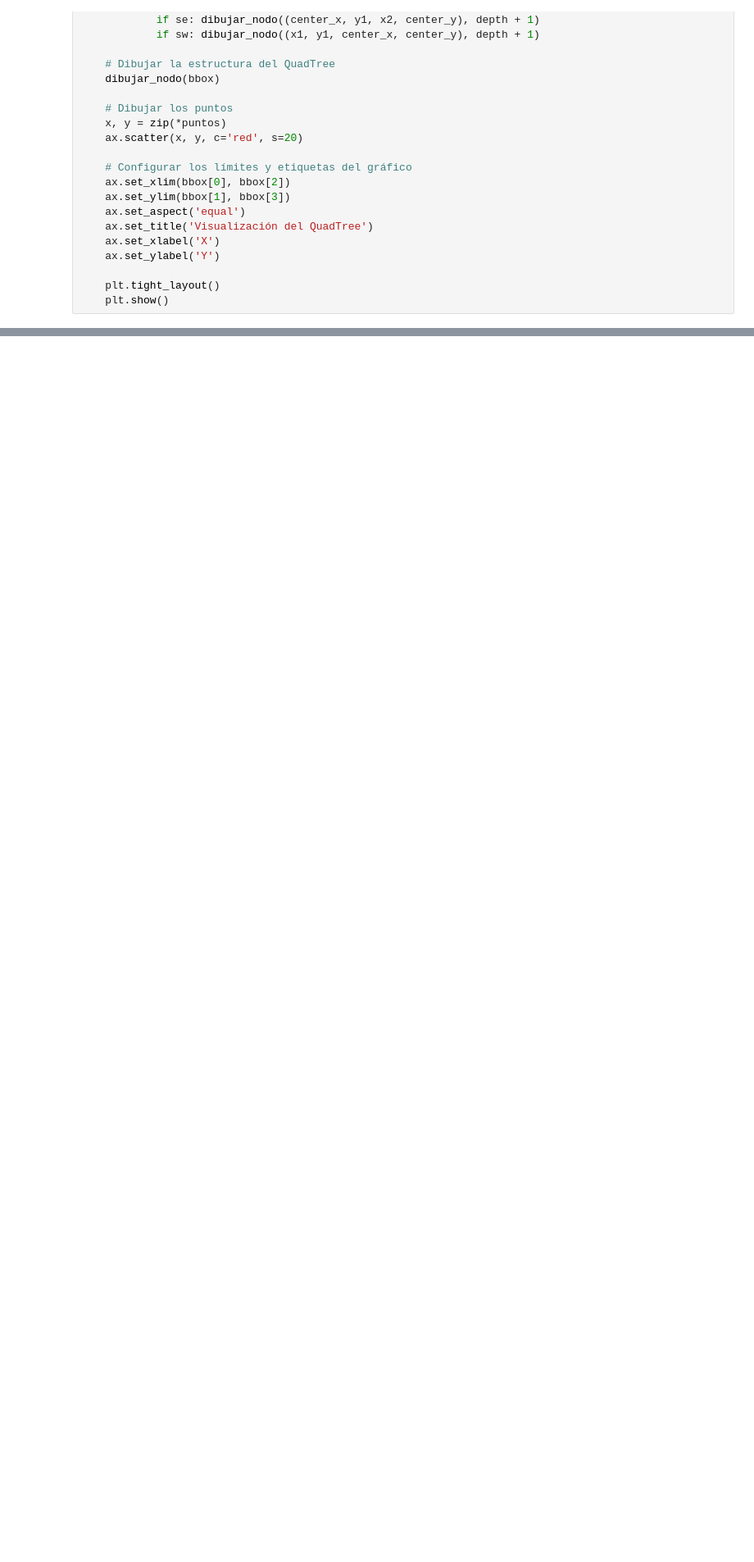
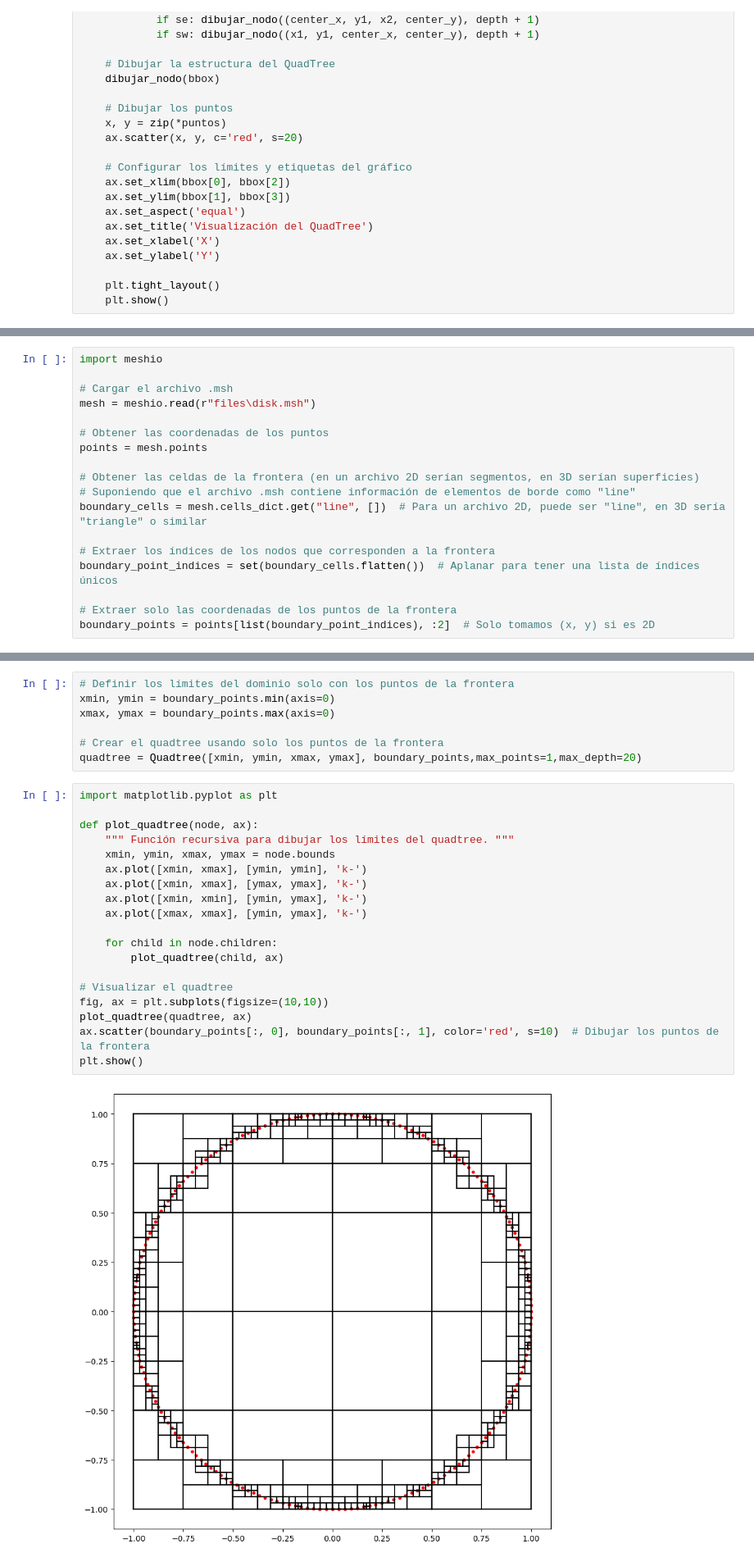
Before and after one commit to Ph0n1x0/FMM-BEM-, a Jupyter notebook: pruebas.ipynb, the cells around one changed output, grey strips where cells are left out. Shown at 82% size. Drawn from its saved outputs; the diff is of its cells as text; blank space fills up the shorter version.

```diff
--- a/pruebas.ipynb
+++ b/pruebas.ipynb
@@ -161,0 +250,18 @@ graficar_quadtree(quadtree,coords, bbox)
+# %%
+import meshio
+
+# Cargar el archivo .msh
+mesh = meshio.read(r"files\disk.msh")
+
+# Obtener las coordenadas de los puntos
+points = mesh.points
+
+# Obtener las celdas de la frontera (en un archivo 2D serían segmentos, en 3D serían superficies)
+# Suponiendo que el archivo .msh contiene información de elementos de borde como "line"
+boundary_cells = mesh.cells_dict.get("line", [])  # Para un archivo 2D, puede ser "line", en 3D sería "triangle" o similar
+
+# Extraer los índices de los nodos que corresponden a la frontera
+boundary_point_indices = set(boundary_cells.flatten())  # Aplanar para tener una lista de índices únicos
+
+# Extraer solo las coordenadas de los puntos de la frontera
+boundary_points = points[list(boundary_point_indices), :2]  # Solo tomamos (x, y) si es 2D
@@ -161,0 +339,28 @@ graficar_quadtree(quadtree,coords, bbox)
+# %%
+# Definir los límites del dominio solo con los puntos de la frontera
+xmin, ymin = boundary_points.min(axis=0)
+xmax, ymax = boundary_points.max(axis=0)
+
+# Crear el quadtree usando solo los puntos de la frontera
+quadtree = Quadtree([xmin, ymin, xmax, ymax], boundary_points,max_points=1,max_depth=20)
+# %%
+import matplotlib.pyplot as plt
+
+def plot_quadtree(node, ax):
+    """ Función recursiva para dibujar los límites del quadtree. """
+    xmin, ymin, xmax, ymax = node.bounds
+    ax.plot([xmin, xmax], [ymin, ymin], 'k-')
+    ax.plot([xmin, xmax], [ymax, ymax], 'k-')
+    ax.plot([xmin, xmin], [ymin, ymax], 'k-')
+    ax.plot([xmax, xmax], [ymin, ymax], 'k-')
+
+    for child in node.children:
+        plot_quadtree(child, ax)
+
+# Visualizar el quadtree
+fig, ax = plt.subplots(figsize=(10,10))
+plot_quadtree(quadtree, ax)
+ax.scatter(boundary_points[:, 0], boundary_points[:, 1], color='red', s=10)  # Dibujar los puntos de la frontera
+plt.show()
+# %% [output]
+[figure, added]
```
Also changed, not shown: parts of 7 cells of this notebook, 2 other files.
